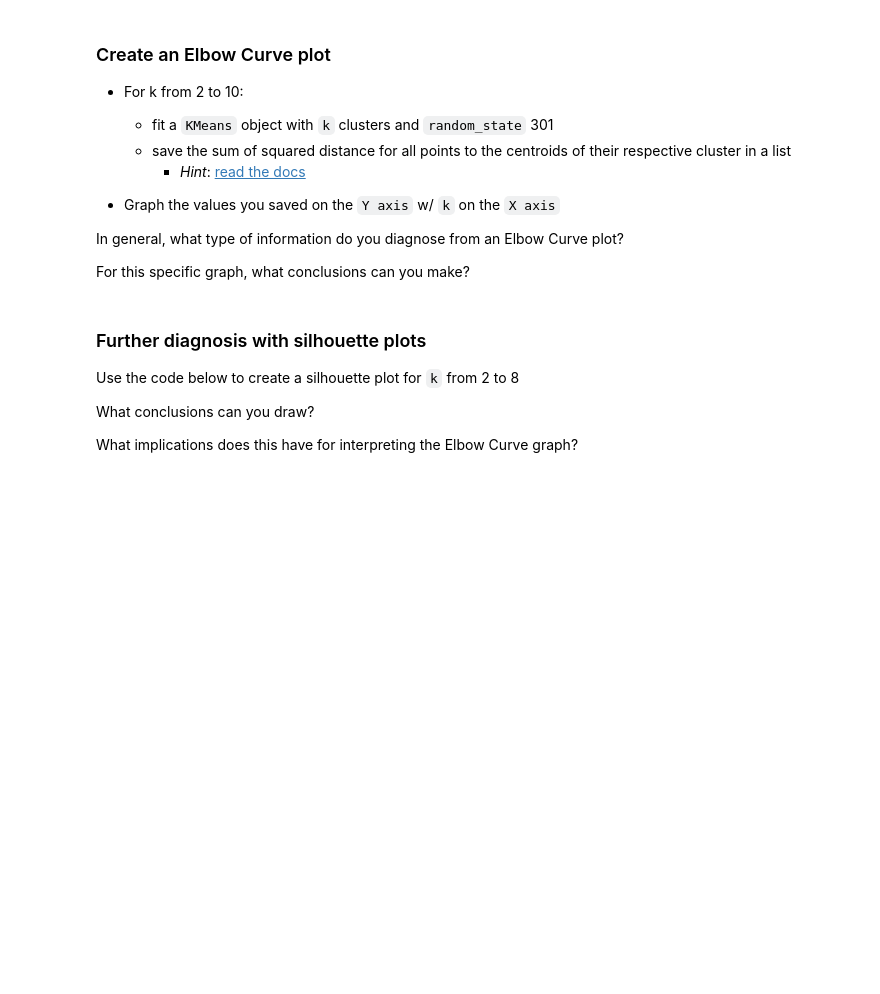
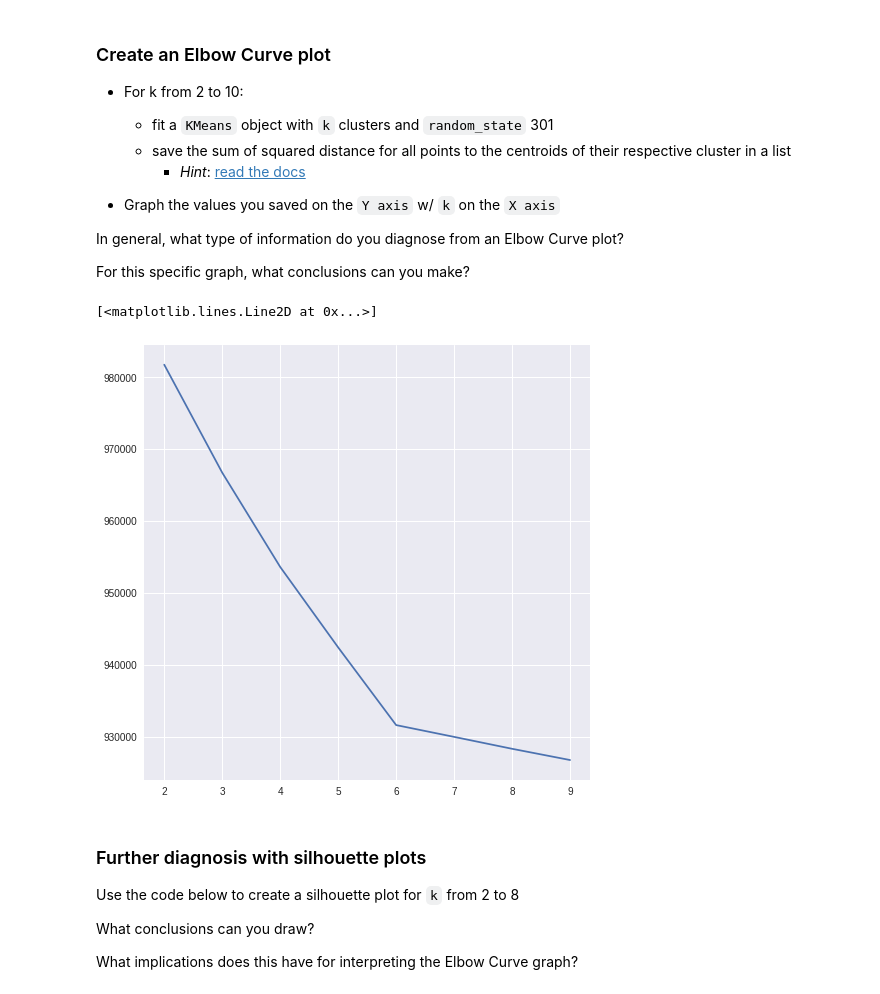
Before and after one commit to mesterhammerfic/dsc-chi-warmups-clustering, a Jupyter notebook: index.ipynb, the cells around one changed output. Saved outputs shown, nothing was run; the diff lists cells and outputs as text; code cells hidden in the pictures; blank space fills up the shorter version.

```diff
--- a/index.ipynb
+++ b/index.ipynb
@@ -21,7 +21,7 @@ plt.style.use('seaborn')
 cmap = 'tab10'
 
 #Read-in data
-X = pd.read_csv('data/X_df.csv')
+X = pd.read_csv('data/X_df.csv', index_col=0)
 actual_centroids = pd.read_csv('data/y_df.csv')
 
 from test_scripts.test_class import Test
@@ -45,3 +59,19 @@ For this specific graph, what conclusions can you make?
+# %%
+ss = StandardScaler()
+X_sc = ss.fit_transform(X)
+# %%
+#Your work here
+inertias = {}
+for k in range(2,10):
+    km = KMeans(n_clusters=k, random_state=301)
+    km.fit(X_sc)
+    inertias[k] = km.inertia_
+# %%
+fig, ax = plt.subplots(1,1,figsize=(8,8))
+ax.plot(list(inertias.keys()), list(inertias.values()))
+# %% [output]
+[<matplotlib.lines.Line2D at 0x...>]
+[figure, added]
 # %% [markdown]
 ### Further diagnosis with silhouette plots
 
```
Also changed, not shown: parts of 4 cells of this notebook.
